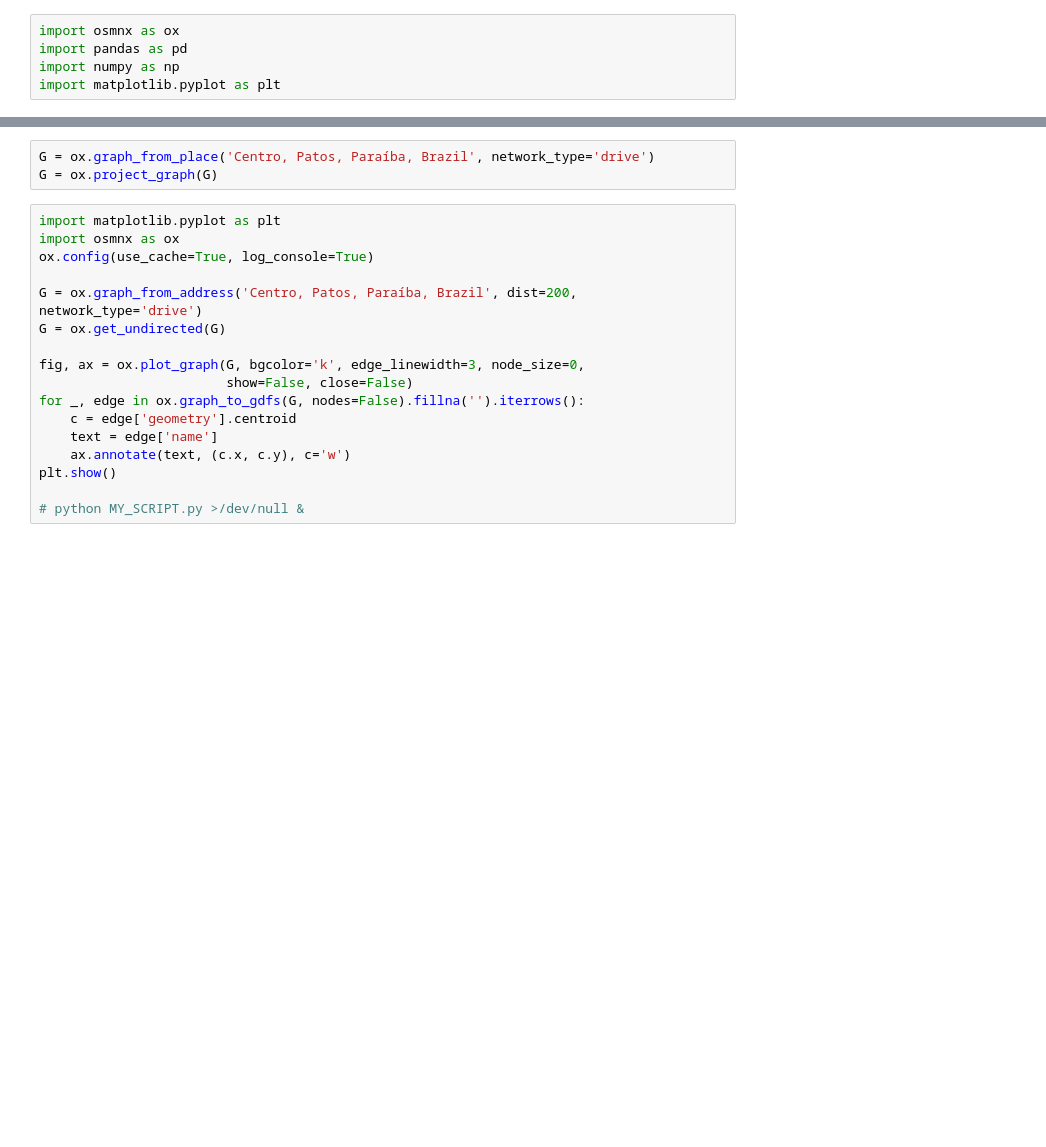
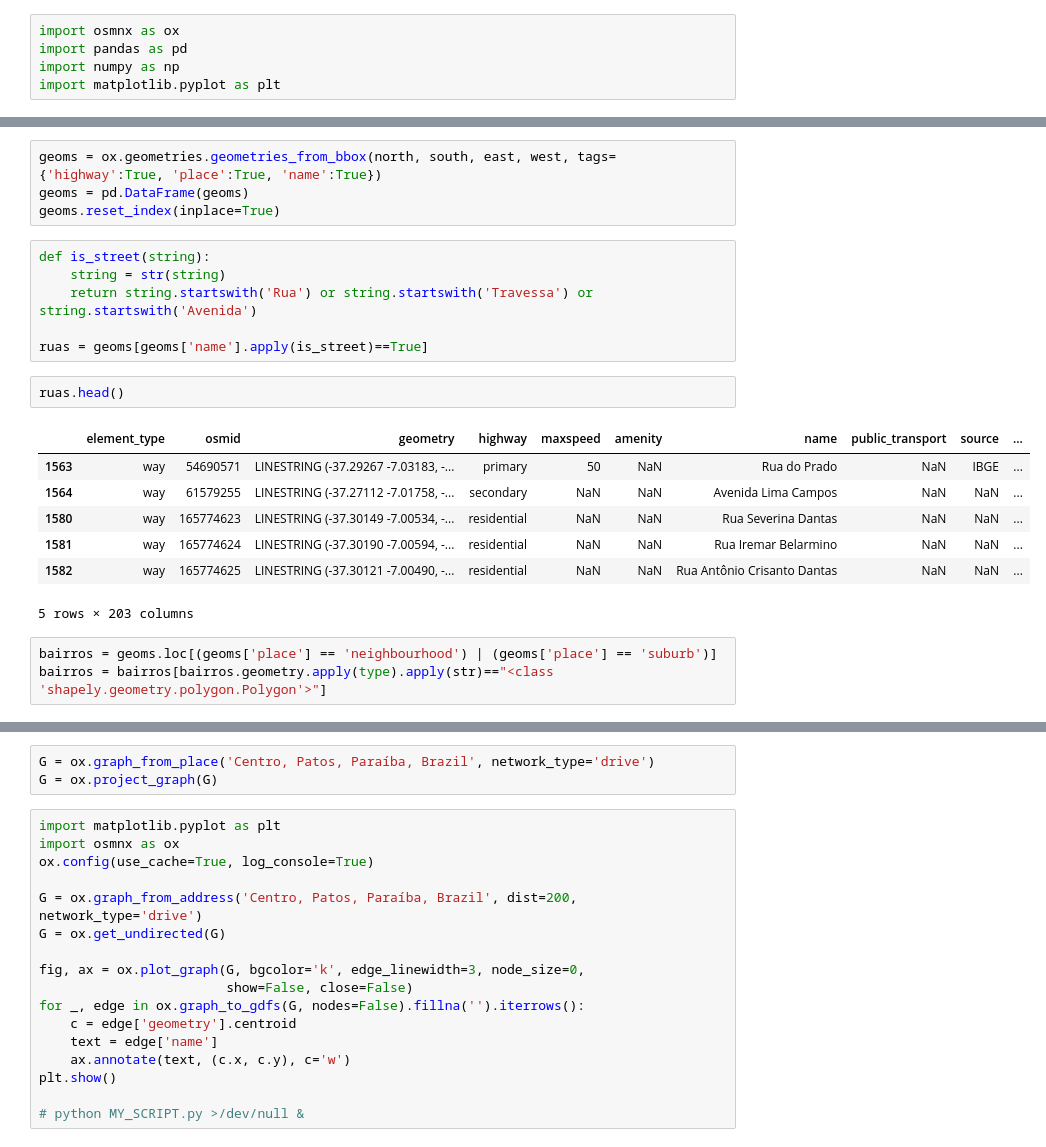
Before and after one commit to viniciuscva/mapdescriptor, a Jupyter notebook: descritor_de_mapas_v1.ipynb, the cells around one changed output, grey strips where cells are left out. Cells and saved outputs as stored; diff of their text form; blank space fills up the shorter version.

```diff
--- a/descritor_de_mapas_v1.ipynb
+++ b/descritor_de_mapas_v1.ipynb
@@ -46,0 +27,23 @@ geoms[geoms.geometry.apply(type).apply(str)=="<class 'shapely.geometry.polygon.P
+# %%
+geoms = ox.geometries.geometries_from_bbox(north, south, east, west, tags={'highway':True, 'place':True, 'name':True})
+geoms = pd.DataFrame(geoms)
+geoms.reset_index(inplace=True)
+# %%
+def is_street(string):
+    string = str(string)
+    return string.startswith('Rua') or string.startswith('Travessa') or string.startswith('Avenida')
+
+ruas = geoms[geoms['name'].apply(is_street)==True]
+# %%
+ruas.head()
+# %% [output]
+|  | element_type | osmid | geometry | highway | maxspeed | amenity | name | public_transport | source | ... |
+| 1563 | way | 54690571 | LINESTRING (-37.29267 -7.03183, -... | primary | 50 | NaN | Rua do Prado | NaN | IBGE | ... |
+| 1564 | way | 61579255 | LINESTRING (-37.27112 -7.01758, -... | secondary | NaN | NaN | Avenida Lima Campos | NaN | NaN | ... |
+| 1580 | way | 165774623 | LINESTRING (-37.30149 -7.00534, -... | residential | NaN | NaN | Rua Severina Dantas | NaN | NaN | ... |
+| 1581 | way | 165774624 | LINESTRING (-37.30190 -7.00594, -... | residential | NaN | NaN | Rua Iremar Belarmino | NaN | NaN | ... |
+| 1582 | way | 165774625 | LINESTRING (-37.30121 -7.00490, -... | residential | NaN | NaN | Rua Antônio Crisanto Dantas | NaN | NaN | ... |
+5 rows × 203 columns
+# %%
+bairros = geoms.loc[(geoms['place'] == 'neighbourhood') | (geoms['place'] == 'suburb')]
+bairros = bairros[bairros.geometry.apply(type).apply(str)=="<class 'shapely.geometry.polygon.Polygon'>"]
```
Also changed, not shown: parts of 11 cells of this notebook, 9 other files.
